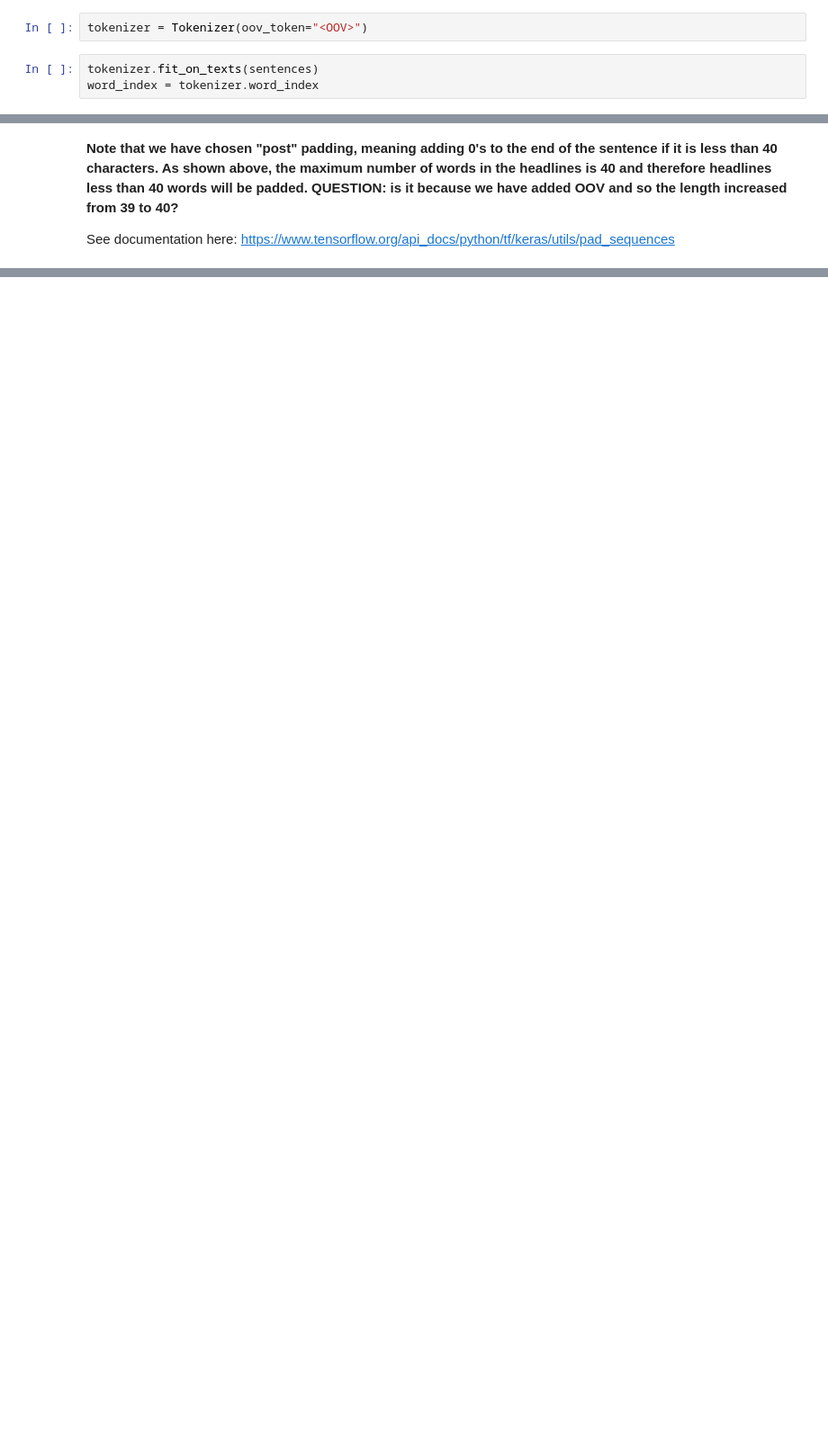
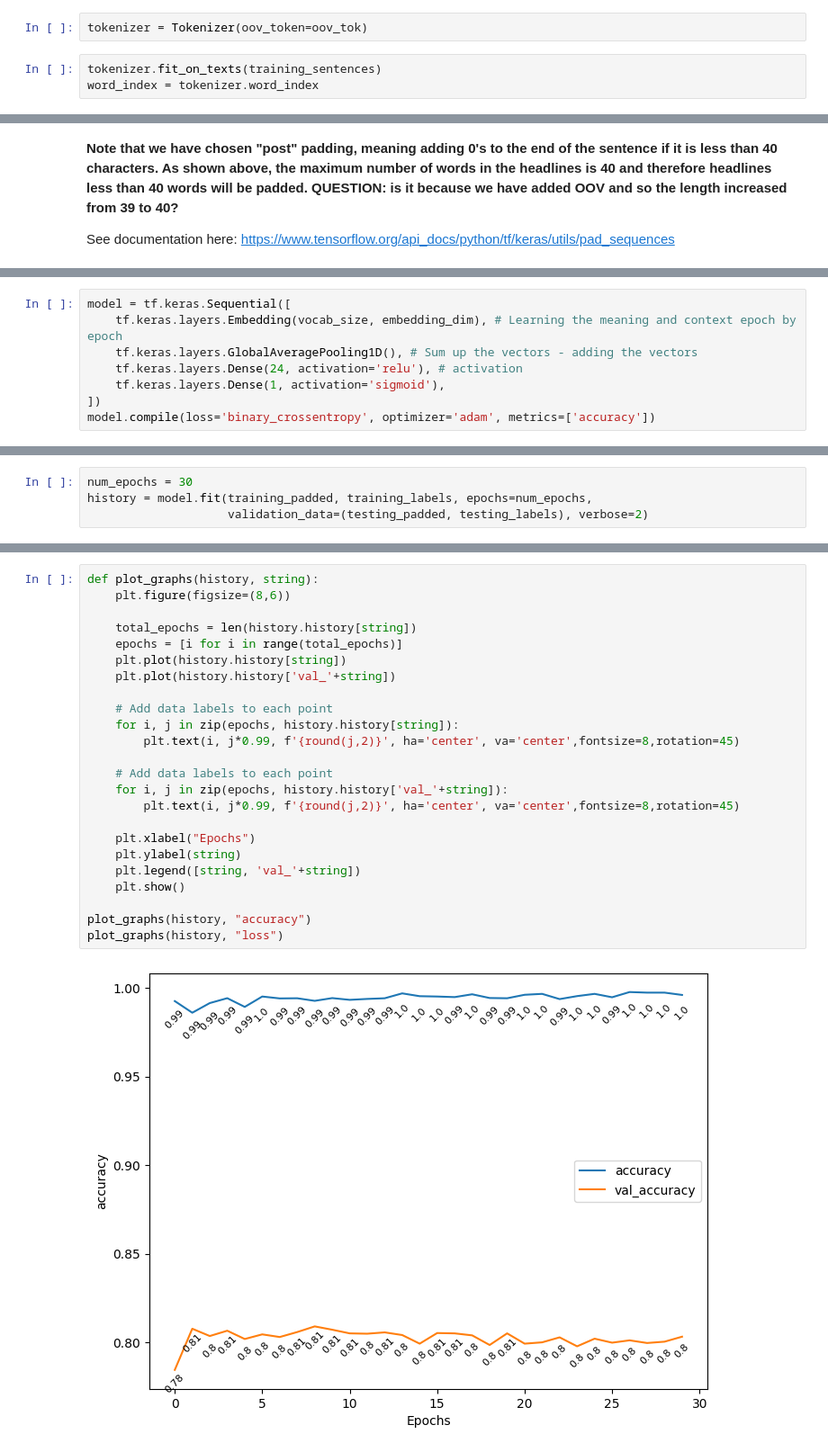
Before and after one commit to shihhuang/image_processing_learning, a Jupyter notebook: NLP General.ipynb, the cells around one changed output, grey strips where cells are left out. Shown: that part at 90% size. Saved outputs shown, nothing was run; the diff lists cells and outputs as text; blank space fills up the shorter version.

```diff
--- a/NLP General.ipynb
+++ b/NLP General.ipynb
@@ -277,5 +295,5 @@ Total obs from original: 26709
 # %%
-tokenizer = Tokenizer(oov_token="<OOV>")
+tokenizer = Tokenizer(oov_token=oov_tok)
 # %%
-tokenizer.fit_on_texts(sentences)
+tokenizer.fit_on_texts(training_sentences)
 word_index = tokenizer.word_index
@@ -302,0 +356,8 @@ Number of observations with the number of 'features' after padding: (26709, 40)
+# %%
+model = tf.keras.Sequential([
+    tf.keras.layers.Embedding(vocab_size, embedding_dim), # Learning the meaning and context epoch by epoch
+    tf.keras.layers.GlobalAveragePooling1D(), # Sum up the vectors - adding the vectors
+    tf.keras.layers.Dense(24, activation='relu'), # activation
+    tf.keras.layers.Dense(1, activation='sigmoid'),
+])
+model.compile(loss='binary_crossentropy', optimizer='adam', metrics=['accuracy'])
@@ -302,0 +383,4 @@ Number of observations with the number of 'features' after padding: (26709, 40)
+# %%
+num_epochs = 30
+history = model.fit(training_padded, training_labels, epochs=num_epochs,
+                    validation_data=(testing_padded, testing_labels), verbose=2)
@@ -302,0 +425,26 @@ Number of observations with the number of 'features' after padding: (26709, 40)
+# %%
+def plot_graphs(history, string):
+    plt.figure(figsize=(8,6))
+
+    total_epochs = len(history.history[string])
+    epochs = [i for i in range(total_epochs)]
+    plt.plot(history.history[string])
+    plt.plot(history.history['val_'+string])
+
+    # Add data labels to each point
+    for i, j in zip(epochs, history.history[string]):
+        plt.text(i, j*0.99, f'{round(j,2)}', ha='center', va='center',fontsize=8,rotation=45)
+
+    # Add data labels to each point
+    for i, j in zip(epochs, history.history['val_'+string]):
+        plt.text(i, j*0.99, f'{round(j,2)}', ha='center', va='center',fontsize=8,rotation=45)
+
+    plt.xlabel("Epochs")
+    plt.ylabel(string)
+    plt.legend([string, 'val_'+string])
+    plt.show()
+
+plot_graphs(history, "accuracy")
+plot_graphs(history, "loss")
+# %% [output]
+[figure, added]
```
Also changed, not shown: parts of 28 cells of this notebook, 1 other file.
